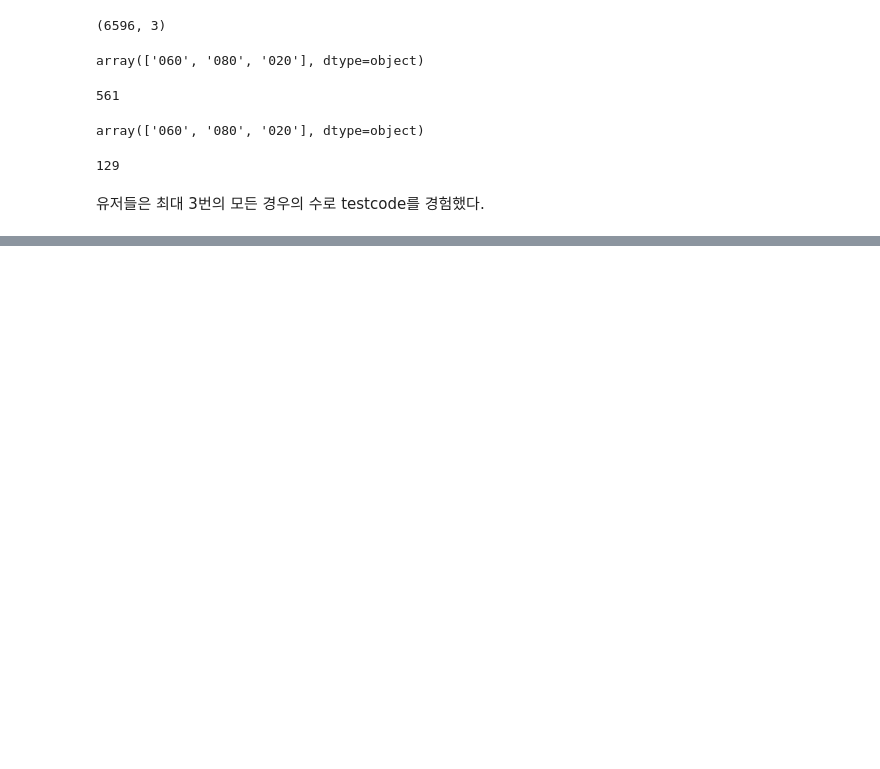
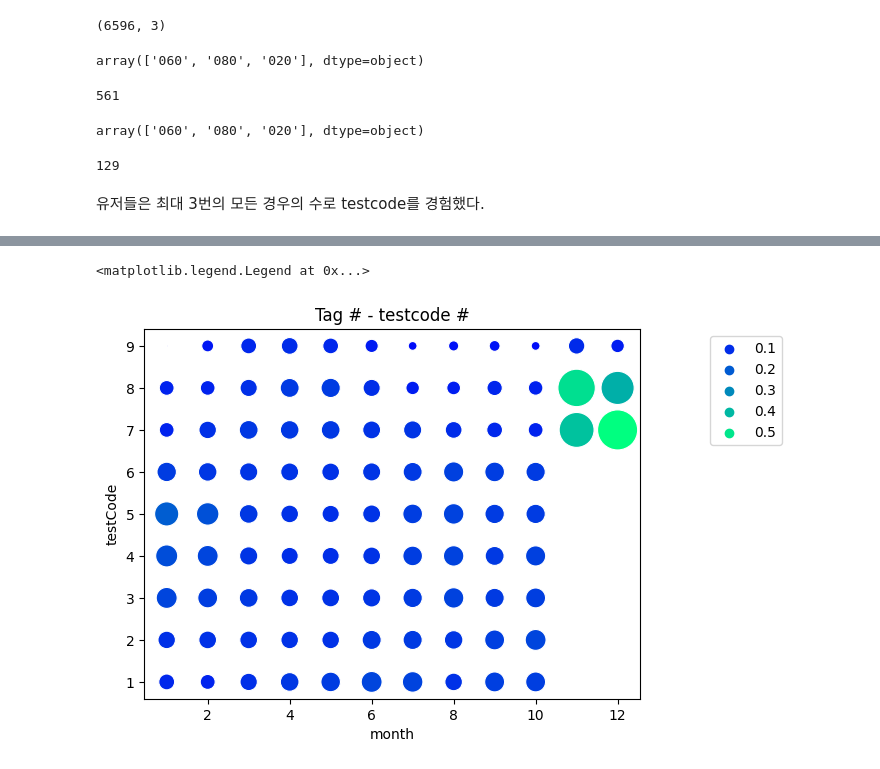
Before and after one commit to boostcampaitech5/level2_dkt-recsys-09, a Jupyter notebook: eda/khw_eda.ipynb, the cells around one changed output, grey strips where cells are left out. Cells and saved outputs as stored; diff of their text form; code cells hidden in the pictures; blank space fills up the shorter version.

```diff
--- a/eda/khw_eda.ipynb
+++ b/eda/khw_eda.ipynb
@@ -725,0 +830,24 @@ tag_lv_groupby.sort_index()
+# %%
+df_month = df.copy()
+df_month['month'] = df_month['Timestamp'].dt.month
+# %%
+month_groupby = df_month.groupby(['month', 'testCode']).agg({'assessmentItemID':'count', 'answerCode':'mean'}).reset_index()
+# %%
+total = df_month.groupby('month').assessmentItemID.count().to_dict()
+month_groupby['percentage'] = month_groupby['assessmentItemID'] / month_groupby['month'].map(total)
+# %%
+g = sns.scatterplot(
+    data=month_groupby,
+    x='month',
+    y='testCode',
+    s = month_groupby['percentage']*1500,
+    hue = month_groupby['percentage'],
+    palette = 'winter',
+    legend = 'brief'
+)
+ax = plt.gca()
+ax.set_title('Tag # - testcode #')
+ax.legend(loc='upper right', bbox_to_anchor=(1.3, 1))
+# %% [output]
+<matplotlib.legend.Legend at 0x...>
+[figure, added]
```
Also changed, not shown: parts of 19 cells of this notebook.
